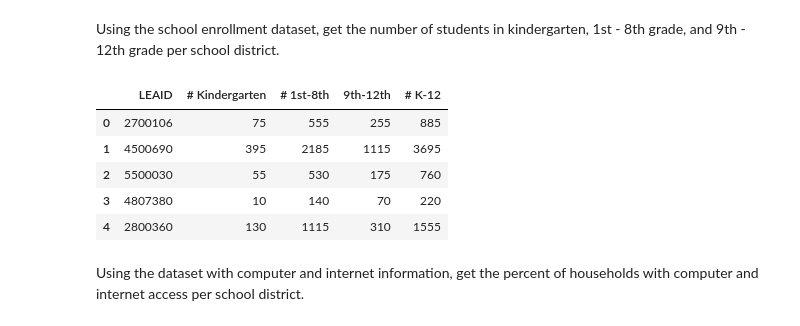
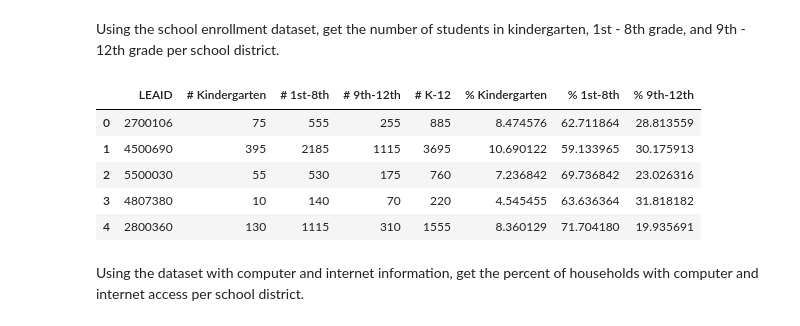
Before and after one commit to NalaniKai/data-512-final, a Jupyter notebook: Covid19ImpactOnEducation.ipynb, the cells around one changed output. Saved outputs shown, nothing was run; the diff lists cells and outputs as text; code cells hidden in the pictures.

```diff
--- a/Covid19ImpactOnEducation.ipynb
+++ b/Covid19ImpactOnEducation.ipynb
@@ -252,18 +253,21 @@ def clean_demographic_data(df_dict, data_file):
 Using the school enrollment dataset, get the number of students in kindergarten, 1st - 8th grade, and 9th - 12th grade per school district.
 # %%
 school_enrollment_data_file = "Data/Demographics/CDP02.2_102_USSchoolDistrictAll_111231815433.txt"
-school_enrollment_dict = {"CDP02.2_12est": "# Kindergarten", "CDP02.2_13est": "# 1st-8th", "CDP02.2_14est": "9th-12th"}
+school_enrollment_dict = {"CDP02.2_12est": "# Kindergarten", "CDP02.2_13est": "# 1st-8th", "CDP02.2_14est": "# 9th-12th"}
 
 school_enrollment_df = clean_demographic_data(school_enrollment_dict, school_enrollment_data_file)
-school_enrollment_df["# K-12"] = school_enrollment_df["# Kindergarten"] + school_enrollment_df["# 1st-8th"] + school_enrollment_df["9th-12th"]
+school_enrollment_df["# K-12"] = school_enrollment_df["# Kindergarten"] + school_enrollment_df["# 1st-8th"] + school_enrollment_df["# 9th-12th"]
+school_enrollment_df["% Kindergarten"] = 100.0 * school_enrollment_df["# Kindergarten"] / school_enrollment_df["# K-12"]
+school_enrollment_df["% 1st-8th"] = 100.0 * school_enrollment_df["# 1st-8th"] / school_enrollment_df["# K-12"]
+school_enrollment_df["% 9th-12th"] = 100.0 * school_enrollment_df["# 9th-12th"] / school_enrollment_df["# K-12"]
 school_enrollment_df.head()
 # %% [output]
-|  | LEAID | # Kindergarten | # 1st-8th | 9th-12th | # K-12 |
-| 0 | 2700106 | 75 | 555 | 255 | 885 |
-| 1 | 4500690 | 395 | 2185 | 1115 | 3695 |
-| 2 | 5500030 | 55 | 530 | 175 | 760 |
-| 3 | 4807380 | 10 | 140 | 70 | 220 |
-| 4 | 2800360 | 130 | 1115 | 310 | 1555 |
+|  | LEAID | # Kindergarten | # 1st-8th | # 9th-12th | # K-12 | % Kindergarten | % 1st-8th | % 9th-12th |
+| 0 | 2700106 | 75 | 555 | 255 | 885 | 8.474576 | 62.711864 | 28.813559 |
+| 1 | 4500690 | 395 | 2185 | 1115 | 3695 | 10.690122 | 59.133965 | 30.175913 |
+| 2 | 5500030 | 55 | 530 | 175 | 760 | 7.236842 | 69.736842 | 23.026316 |
+| 3 | 4807380 | 10 | 140 | 70 | 220 | 4.545455 | 63.636364 | 31.818182 |
+| 4 | 2800360 | 130 | 1115 | 310 | 1555 | 8.360129 | 71.704180 | 19.935691 |
 # %% [markdown]
 Using the dataset with computer and internet information, get the percent of households with computer and internet access per school district.
 # %%
```
Also changed, not shown: parts of 24 cells of this notebook, 8 other files.
